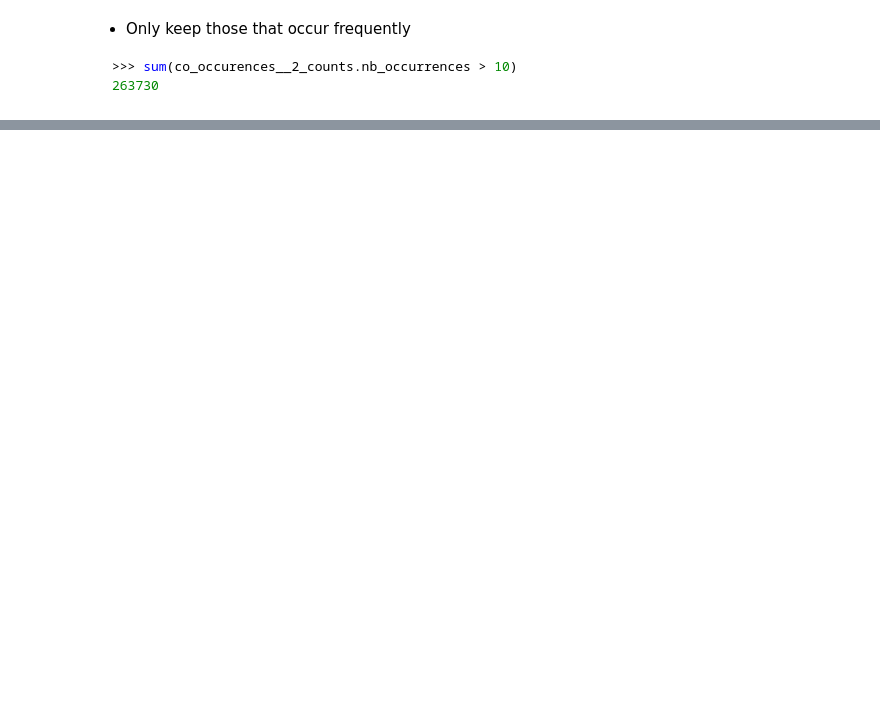
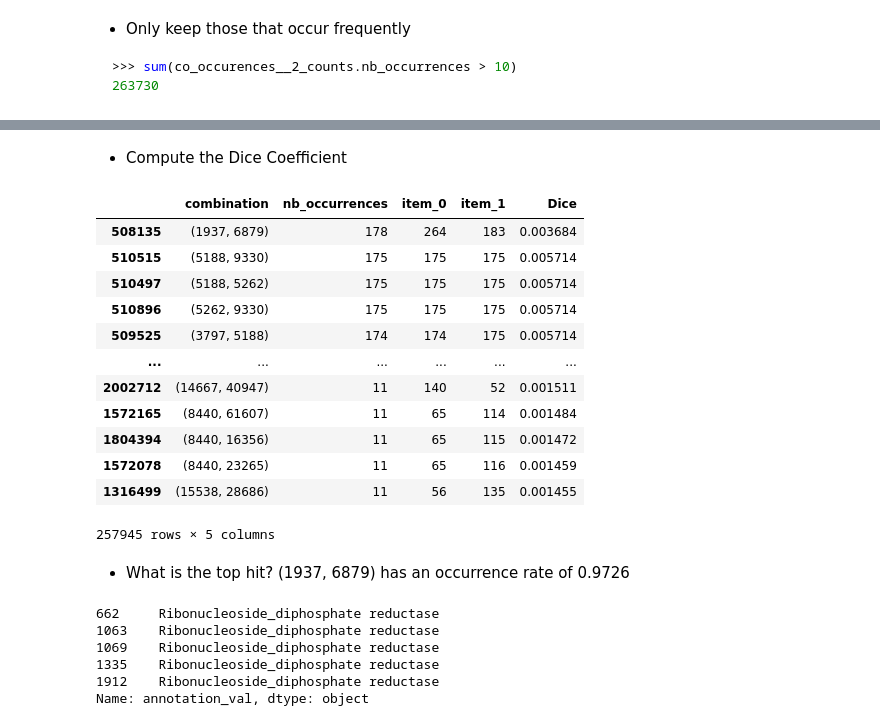
Before and after one commit to mahdi-b/phaage-g2p, a Jupyter notebook: find_module_prototype.ipynb, the cells around one changed output, grey strips where cells are left out. Cells and saved outputs as stored; diff of their text form; code cells hidden in the pictures; blank space fills up the shorter version.

```diff
--- a/find_module_prototype.ipynb
+++ b/find_module_prototype.ipynb
@@ -331,0 +187,31 @@ KeyboardInterrupt:
+# %% [markdown]
+* Compute the Dice Coefficient
+# %%
+co_occurences__2_counts["Dice"] = co_occurences__2_counts["nb_occurrences"] / co_occurences__2_counts.iloc[:,[2,3]].product(axis=1)
+co_occurences__2_counts.sort_values(by=["nb_occurrences", "Dice"], ascending=False)
+# %% [output]
+|  | combination | nb_occurrences | item_0 | item_1 | Dice |
+| 508135 | (1937, 6879) | 178 | 264 | 183 | 0.003684 |
+| 510515 | (5188, 9330) | 175 | 175 | 175 | 0.005714 |
+| 510497 | (5188, 5262) | 175 | 175 | 175 | 0.005714 |
+| 510896 | (5262, 9330) | 175 | 175 | 175 | 0.005714 |
+| 509525 | (3797, 5188) | 174 | 174 | 175 | 0.005714 |
+| ... | ... | ... | ... | ... | ... |
+| 2002712 | (14667, 40947) | 11 | 140 | 52 | 0.001511 |
+| 1572165 | (8440, 61607) | 11 | 65 | 114 | 0.001484 |
+| 1804394 | (8440, 16356) | 11 | 65 | 115 | 0.001472 |
+| 1572078 | (8440, 23265) | 11 | 65 | 116 | 0.001459 |
+| 1316499 | (15538, 28686) | 11 | 56 | 135 | 0.001455 |
+257945 rows × 5 columns
+# %% [markdown]
+* What is the top hit?
+  (1937, 6879) has  an occurrence rate of 0.9726
+# %%
+data[data.feature_number == 1937]['annotation_val'].head(5)
+# %% [output]
+662     Ribonucleoside_diphosphate reductase
+1063    Ribonucleoside_diphosphate reductase
+1069    Ribonucleoside_diphosphate reductase
+1335    Ribonucleoside_diphosphate reductase
+1912    Ribonucleoside_diphosphate reductase
+Name: annotation_val, dtype: object
```
Also changed, not shown: parts of 40 cells of this notebook.
